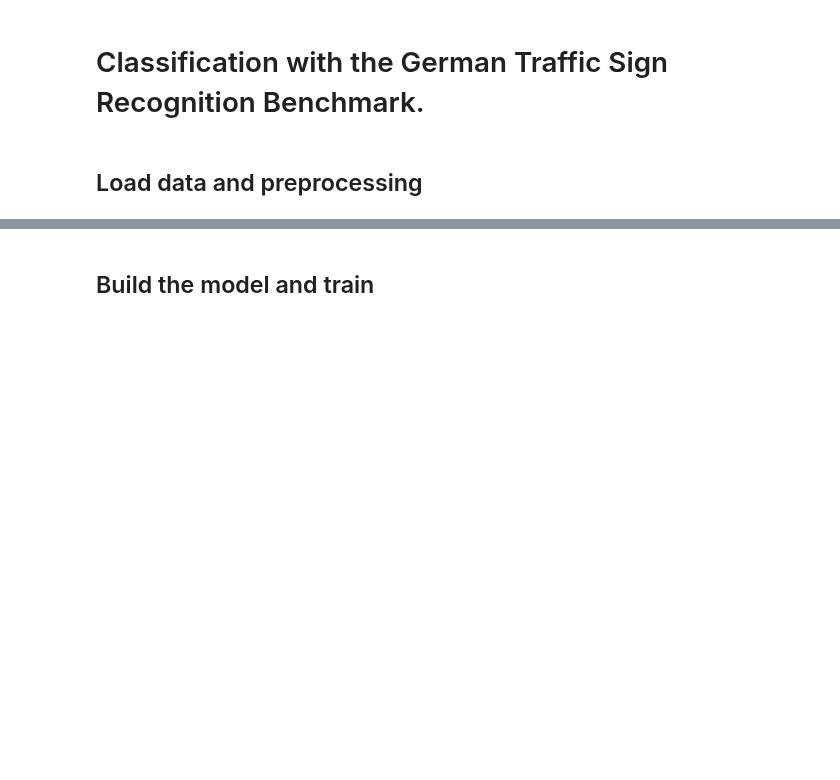
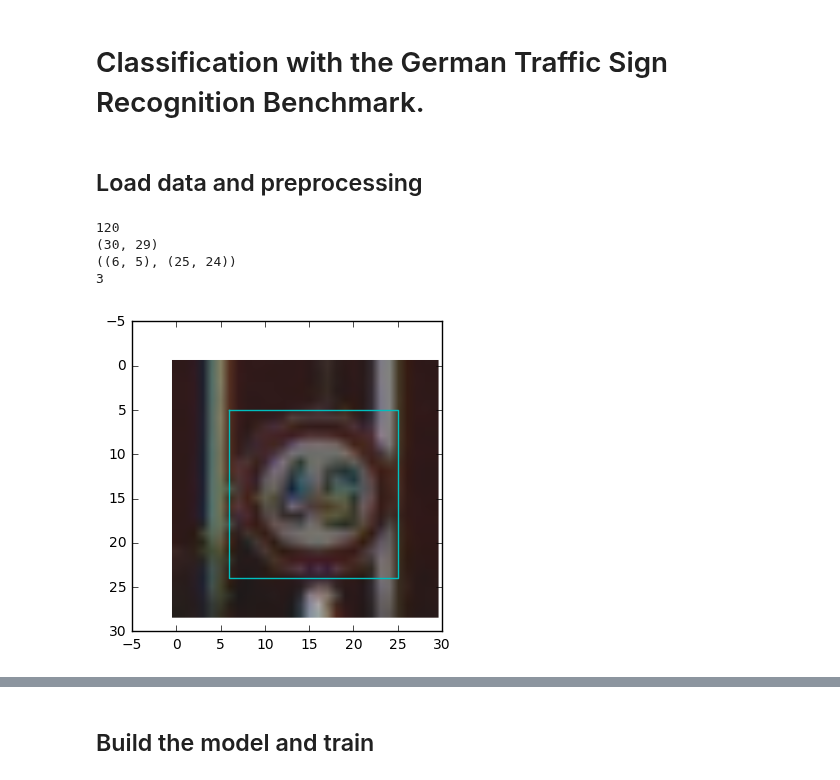
Before and after one commit to ecervera/nn-nb, a Jupyter notebook: MLP/mlp_gtsrb.ipynb, the cells around one changed output, grey strips where cells are left out. Drawn from its saved outputs; the diff is of its cells as text; code cells hidden in the pictures; blank space fills up the shorter version.

```diff
--- a/MLP/mlp_gtsrb.ipynb
+++ b/MLP/mlp_gtsrb.ipynb
@@ -12,0 +15,21 @@ import matplotlib.pyplot as plt
+# %%
+classes = [3, 7, 13, 14]
+tracks = {3: 5, 7: 40, 13: 24, 14: 8}
+trainImages, trainDims, trainROIs, trainLabels, filenames = readTrafficSigns('./data', classes, tracks)
+# %%
+print(len(trainImages))
+plt.imshow(trainImages[0]);
+print(trainDims[0])
+print(trainROIs[0])
+roi = trainROIs[0]
+p1, p2 = roi
+x1, y1 = p1
+x2, y2 = p2
+plt.plot([x1,x2,x2,x1,x1],[y1,y1,y2,y2,y1],'c')
+print(trainLabels[0])
+# %% [output]
+120
+(30, 29)
+((6, 5), (25, 24))
+3
+[figure, added]
```
Also changed, not shown: parts of 4 cells of this notebook, 5 other files.
